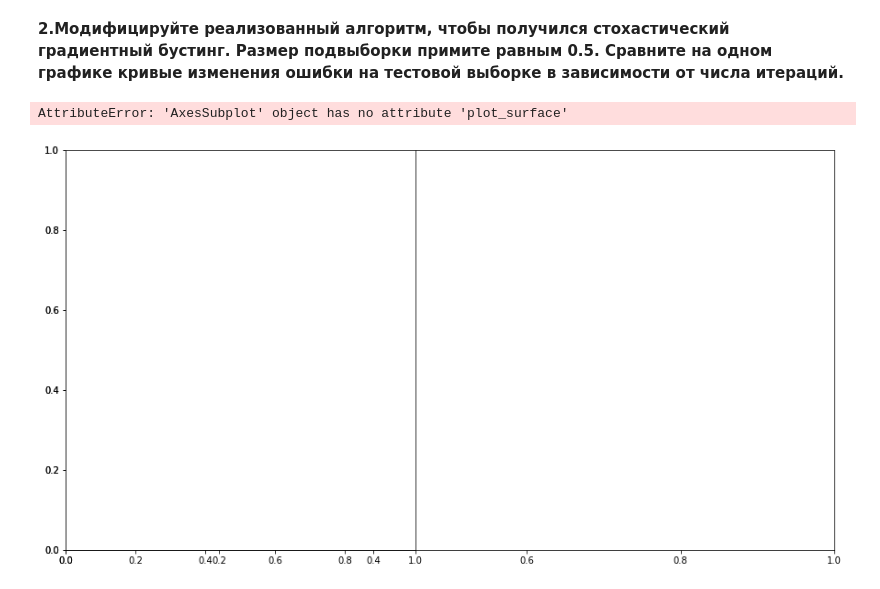
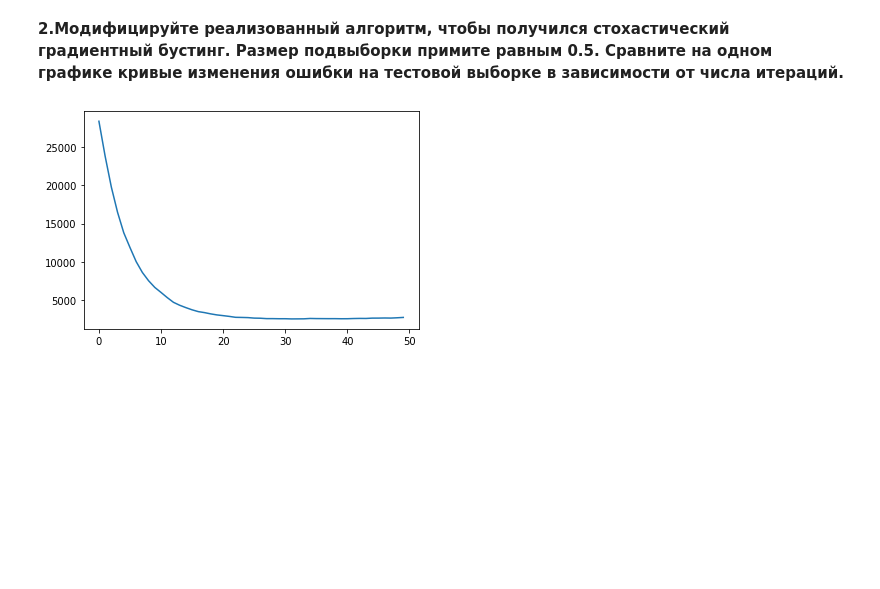
Before and after one commit to ArinaShelashen/Algorithms, a Jupyter notebook: Les6/HW6 1.ipynb, the cells around one changed output. Saved outputs shown, nothing was run; the diff lists cells and outputs as text; code cells hidden in the pictures; blank space fills up the shorter version.

```diff
--- a/Les6/HW6 1.ipynb
+++ b/Les6/HW6 1.ipynb
@@ -104,21 +106,5 @@ plt.show()
 # %% [markdown]
 **2.Модифицируйте реализованный алгоритм, чтобы получился стохастический градиентный бустинг. Размер подвыборки примите равным 0.5. Сравните на одном графике кривые изменения ошибки на тестовой выборке в зависимости от числа итераций.**
-# %%
-def sb_predict(X, trees_list, eta):
-    #алгоритм аналогичный градиентному бустингу
-#     predictions = []
-    #генерируем рандомные индексы без повторений в кол-ве 50% от исходной выборки
-#     ind = np.random.choice(range(0, X.shape[0]), size=int(0.5*X.shape[0]), replace=False)
-#     for i in range(X.shape[0]):
-#         if i in ind:
-#             predictions.append(sum([eta * alg.predict([X[i]])[0] for alg in trees_list]))
-    #делаем предсказания только на элементах со сгенерированными индексами
-    predictions = np.array(
-        [sum([eta * alg.predict([X[i]])[0] for alg in trees_list]) for i in ind]
-    )
-
-
-    return predictions
 # %%
 def sb_predict(X, trees_list, eta):
     # Реализуемый алгоритм градиентного бустинга будет инициализироваться нулевыми значениями,
@@ -172,35 +158,12 @@ def sb_fit(n_trees, max_depth, X_train, X_test, y_train, y_test, eta):
 
     return trees, train_errors, test_errors
 # %%
-num_trees = np.array([1, 5, 10, 20, 30, 50])
+num_trees = 50
 depth = 3
-eta = 0.1
-train_err = np.zeros(num_trees.shape)
-test_err = np.zeros(num_trees.shape)
-for i in range(num_trees.shape[0]):
-    trees, train_errors, test_errors = sb_fit(num_trees[i], depth, X_train, X_test, y_train, y_test, eta)
-    train_err[i] = train_errors[-1]
-    test_err[i] = test_errors[-1]
+trees, train_errors, test_errors = sb_fit(num_trees, depth, X_train, X_test, y_train, y_test, eta)
-# %%
-fig = plt.figure(figsize=(15, 8))
-axes1 = fig.add_subplot(111)#, projection='2d')
-axes2 = fig.add_subplot(121)#, projection='2d')
-
-
-axes1.plot_surface(num_trees, train_err)#, cmap='jet')
-axes1.set_title("Train Error")
-axes1.set_xlabel('Num of Trees')
-axes1.set_ylabel('Error')
-# axes1.view_init(30, -50)
-
-
-axes2.plot_surface(num_trees, test_err)#, cmap='jet')
-axes2.set_title("Test Error")
-axes2.set_xlabel('Num of Trees')
-axes2.set_ylabel('Error')
-# axes2.view_init(30, -50)
-
-plt.show()
-# %% [output]
-AttributeError: 'AxesSubplot' object has no attribute 'plot_surface'
-[figure, removed]
+# %%
+plt.plot(range(len(test_errors)), test_errors)
+
+plt.show()
+# %% [output]
+[figure, added]
```
Also changed, not shown: parts of 3 cells of this notebook.
